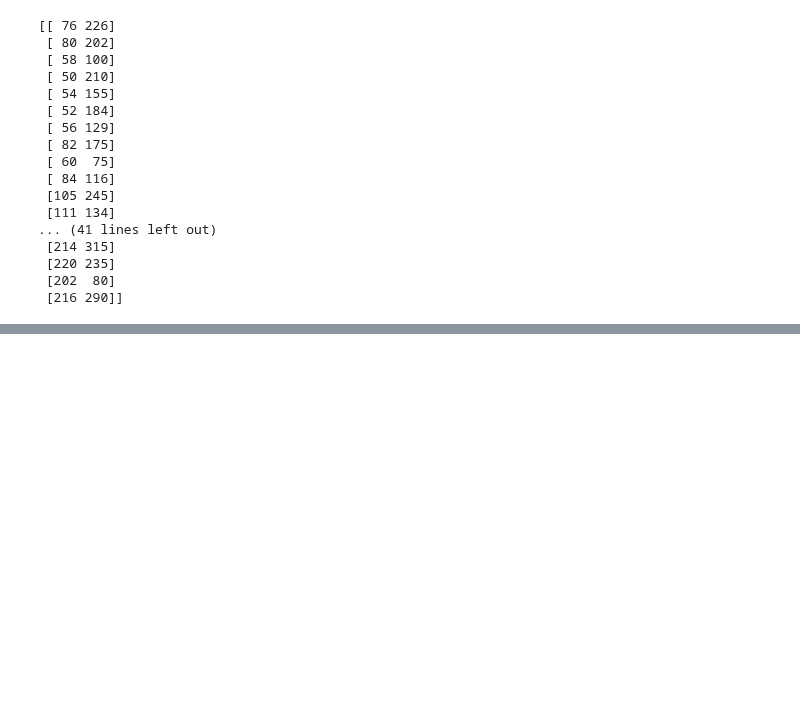
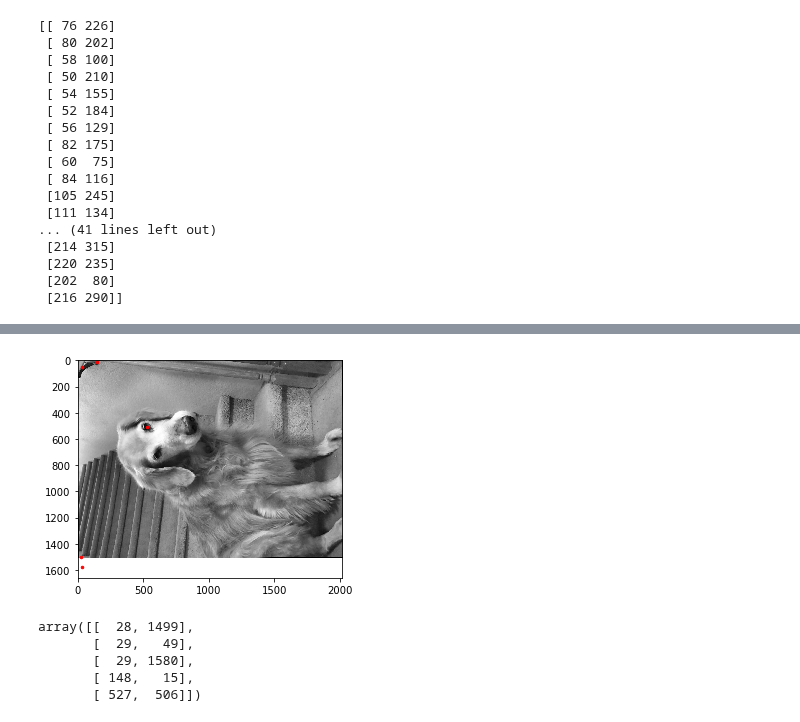
Before and after one commit to NeuroDataDesign/LIDS, a Jupyter notebook: Hungarian Algorithm - Python Implementation .ipynb, the cells around one changed output, grey strips where cells are left out. Saved outputs shown, nothing was run; the diff lists cells and outputs as text; code cells hidden in the pictures; blank space fills up the shorter version.

```diff
--- a/Hungarian Algorithm - Python Implementation .ipynb
+++ b/Hungarian Algorithm - Python Implementation .ipynb
@@ -586,0 +562,23 @@ plt.show()
+# %%
+from skimage.transform import rotate
+
+fname = 'Daisy.jpg'
+image_2 = Image.open(fname).convert("L")
+arr = np.asarray(image_2)
+new_pic = rotate(arr, 0.5)
+coords_D_3 = corner_peaks(corner_harris(new_pic), min_distance = 10)
+
+fig, ax = plt.subplots()
+ax.imshow(new_pic, cmap = plt.cm.gray)
+ax.plot(coords_D_3[:, 0], coords_D_3[:, 1], '.r', markersize = 5)
+plt.show()
+# %% [output]
+[figure, added]
+# %%
+coords_D_3
+# %% [output]
+array([[  28, 1499],
+       [  29,   49],
+       [  29, 1580],
+       [ 148,   15],
+       [ 527,  506]])
```
Also changed, not shown: parts of 67 cells of this notebook.
